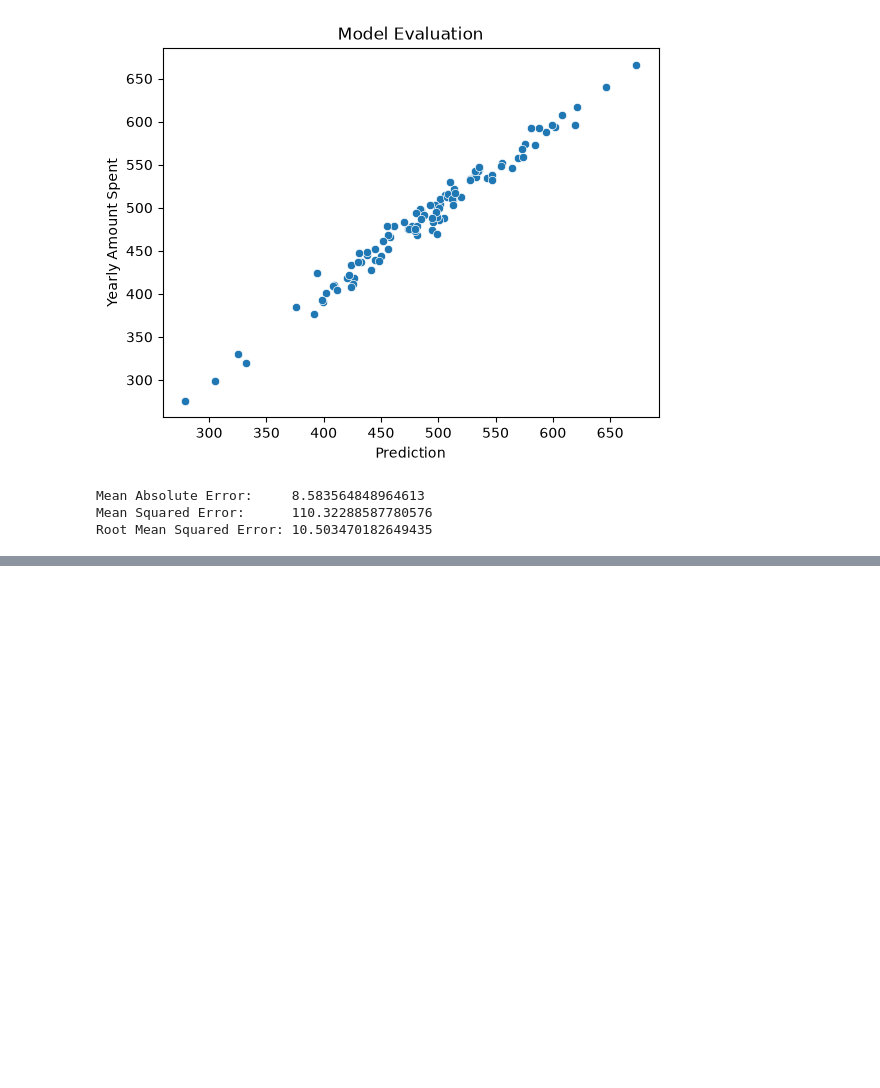
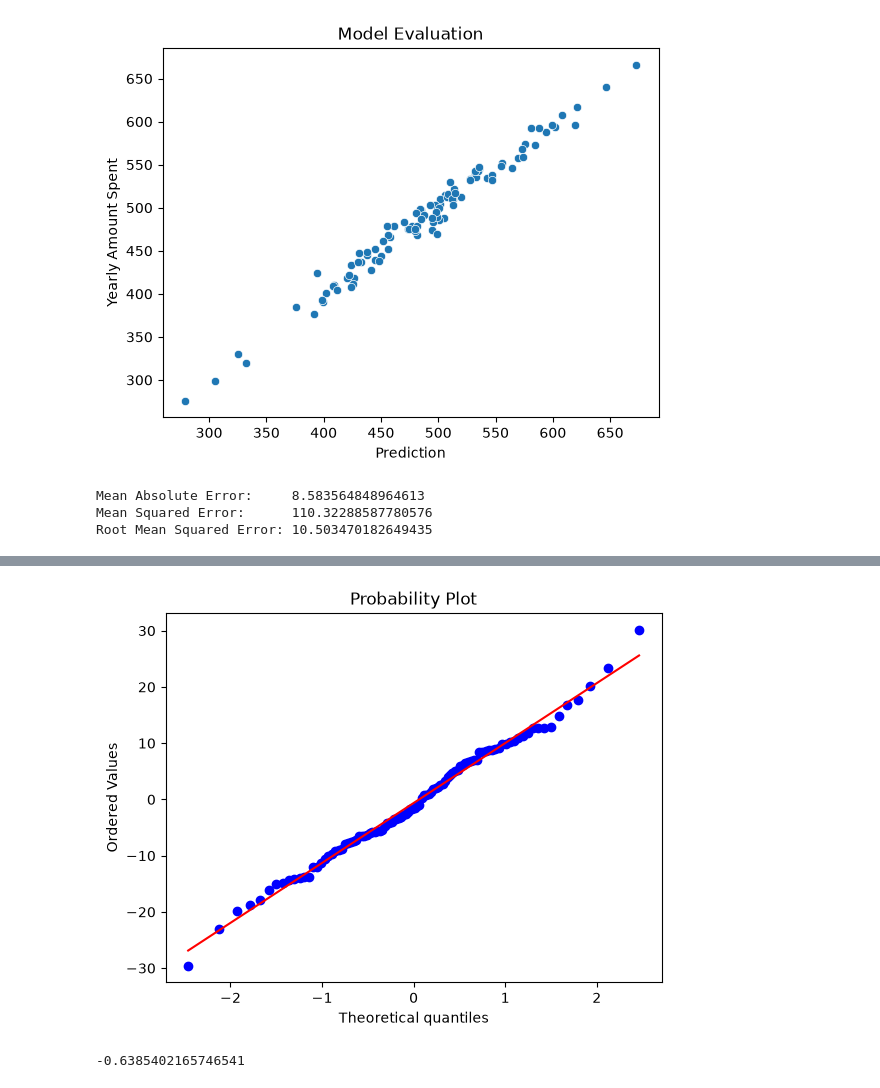
Before and after one commit to SamiAngo/ecommerce-customer-spending-prediction, a Jupyter notebook: notebooks/customer_spending_prediction.ipynb, the cells around one changed output, grey strips where cells are left out. Saved outputs shown, nothing was run; the diff lists cells and outputs as text; code cells hidden in the pictures; blank space fills up the shorter version.

```diff
--- a/notebooks/customer_spending_prediction.ipynb
+++ b/notebooks/customer_spending_prediction.ipynb
@@ -134,0 +144,13 @@ Root Mean Squared Error: 10.503470182649435
+# %%
+# Quntile-Quntile(Q-Q) Plot
+
+import scipy.stats as stats
+
+stats.probplot(residuals, dist='norm', plot=plt)
+plt.show()
+# %% [output]
+[figure, added]
+# %%
+print(np.mean(residuals))
+# %% [output]
+-0.6385402165746541
```
Also changed, not shown: parts of 4 cells of this notebook.
